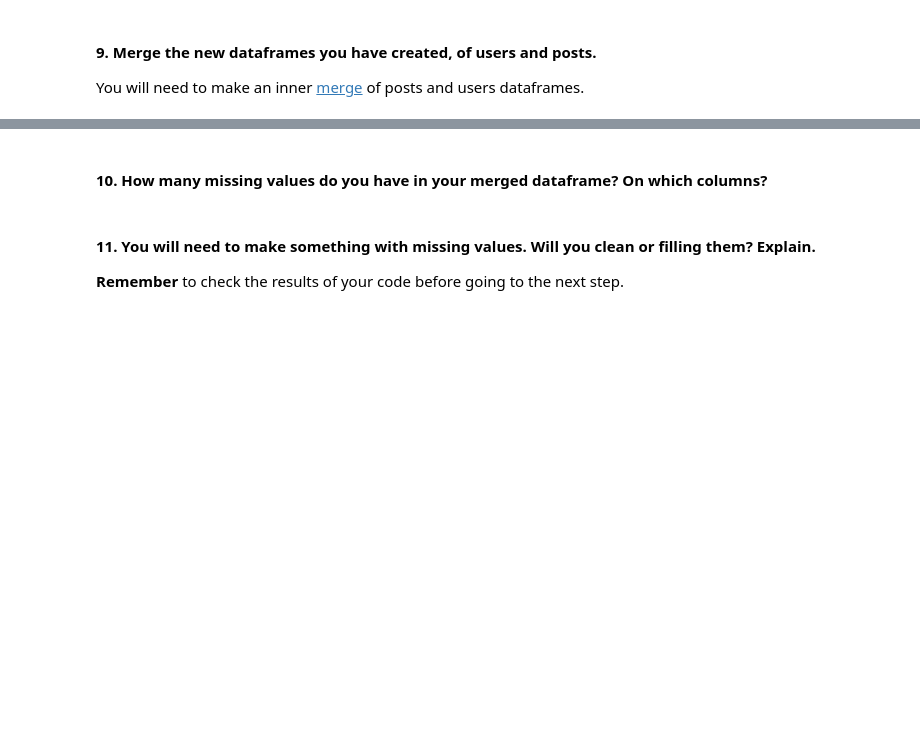
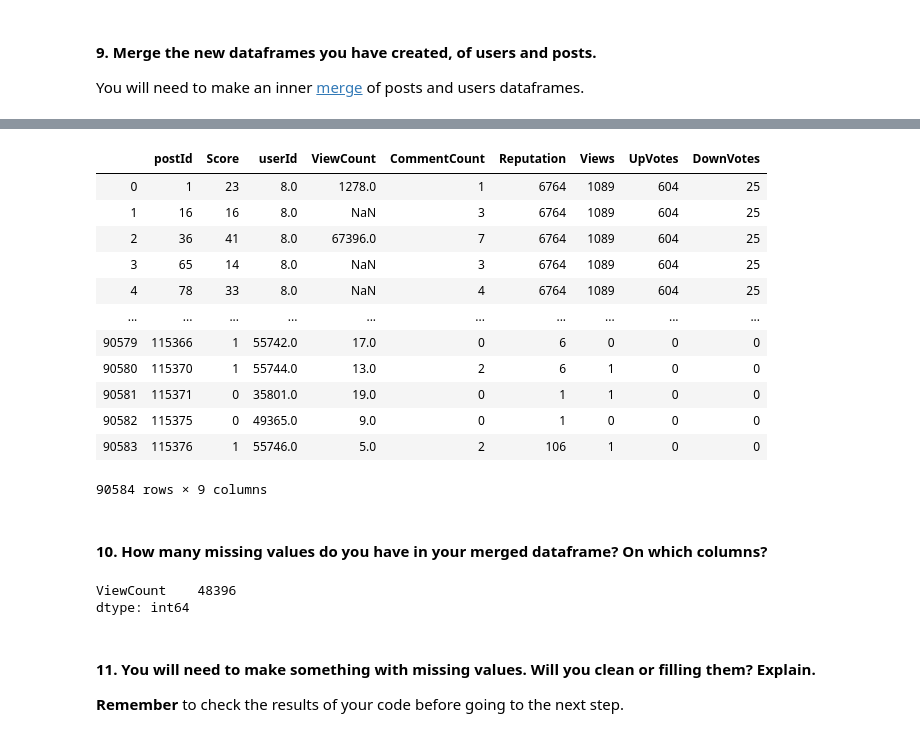
Before and after one commit to ironhack-datalabs/dataV2-labs, a Jupyter notebook: module-1/Data-Cleaning/your-code/main.ipynb, the cells around one changed output, grey strips where cells are left out. Drawn from its saved outputs; the diff is of its cells as text; code cells hidden in the pictures; blank space fills up the shorter version.

```diff
--- a/module-1/Data-Cleaning/your-code/main.ipynb
+++ b/module-1/Data-Cleaning/your-code/main.ipynb
@@ -24,5 +129,32 @@ You will need to make an inner [merge](https://pandas.pydata.org/pandas-docs/sta
+# %%
+#inner join:
+data_merge_inner = pd.merge(posts_selected, users_selected)
+data_merge_inner
+
+#data_merge_inner = pd.merge(posts_selected, users_selected, on = 'userId')
+#data_merge_inner
+# %% [output]
+|  | postId | Score | userId | ViewCount | CommentCount | Reputation | Views | UpVotes | DownVotes |
+| 0 | 1 | 23 | 8.0 | 1278.0 | 1 | 6764 | 1089 | 604 | 25 |
+| 1 | 16 | 16 | 8.0 | NaN | 3 | 6764 | 1089 | 604 | 25 |
+| 2 | 36 | 41 | 8.0 | 67396.0 | 7 | 6764 | 1089 | 604 | 25 |
+| 3 | 65 | 14 | 8.0 | NaN | 3 | 6764 | 1089 | 604 | 25 |
+| 4 | 78 | 33 | 8.0 | NaN | 4 | 6764 | 1089 | 604 | 25 |
+| ... | ... | ... | ... | ... | ... | ... | ... | ... | ... |
+| 90579 | 115366 | 1 | 55742.0 | 17.0 | 0 | 6 | 0 | 0 | 0 |
+| 90580 | 115370 | 1 | 55744.0 | 13.0 | 2 | 6 | 1 | 0 | 0 |
+| 90581 | 115371 | 0 | 35801.0 | 19.0 | 0 | 1 | 1 | 0 | 0 |
+| 90582 | 115375 | 0 | 49365.0 | 9.0 | 0 | 1 | 0 | 0 | 0 |
+| 90583 | 115376 | 1 | 55746.0 | 5.0 | 2 | 106 | 1 | 0 | 0 |
+90584 rows × 9 columns
 # %% [markdown]
 #### 10. How many missing values do you have in your merged dataframe? On which columns?
+# %%
+null_cols = data_merge_inner.isnull().sum()
+null_cols[null_cols > 0]
+# %% [output]
+ViewCount    48396
+dtype: int64
 # %% [markdown]
 #### 11. You will need to make something with missing values.  Will you clean or filling them? Explain.
 **Remember** to check the results of your code before going to the next step.
```
Also changed, not shown: parts of 13 cells of this notebook.
